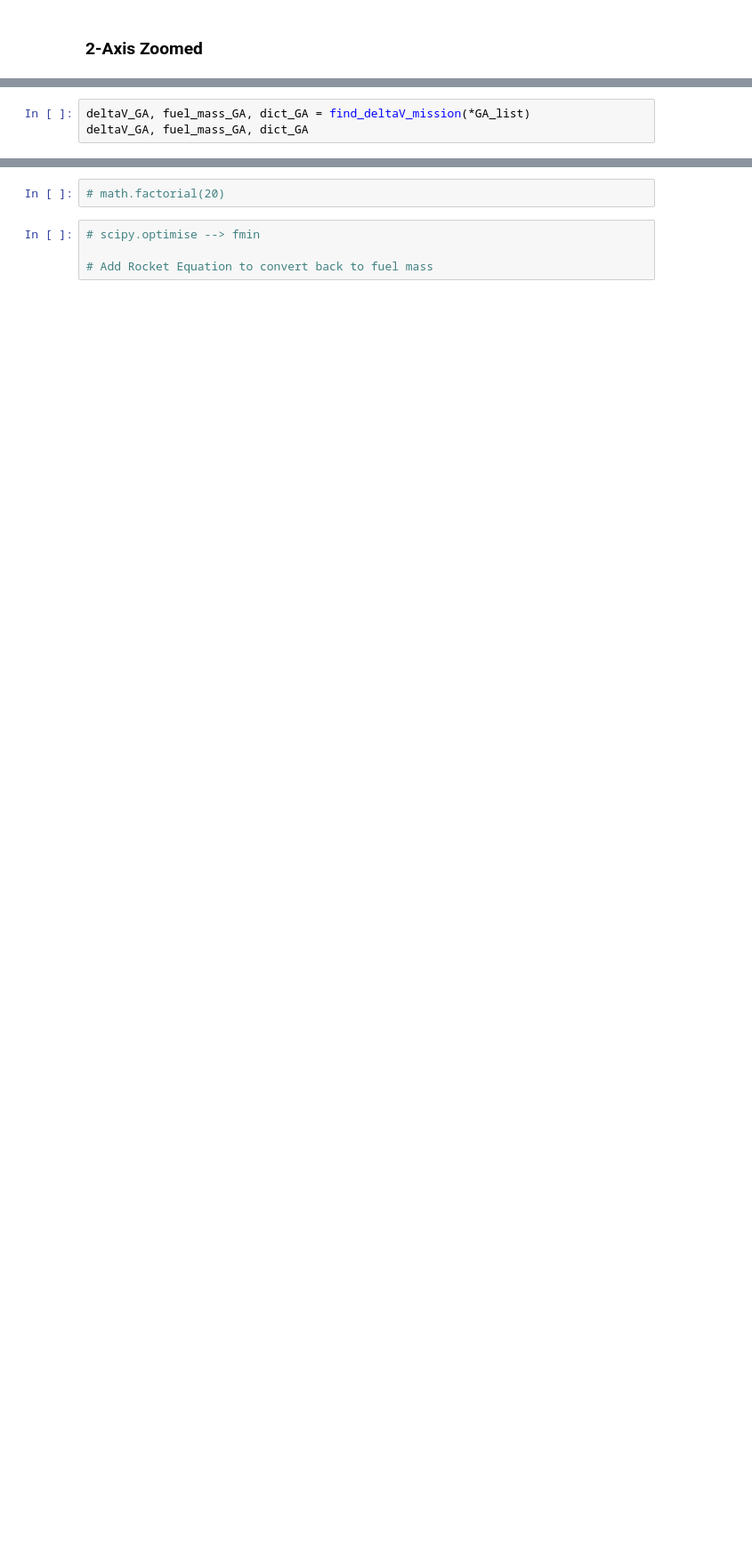
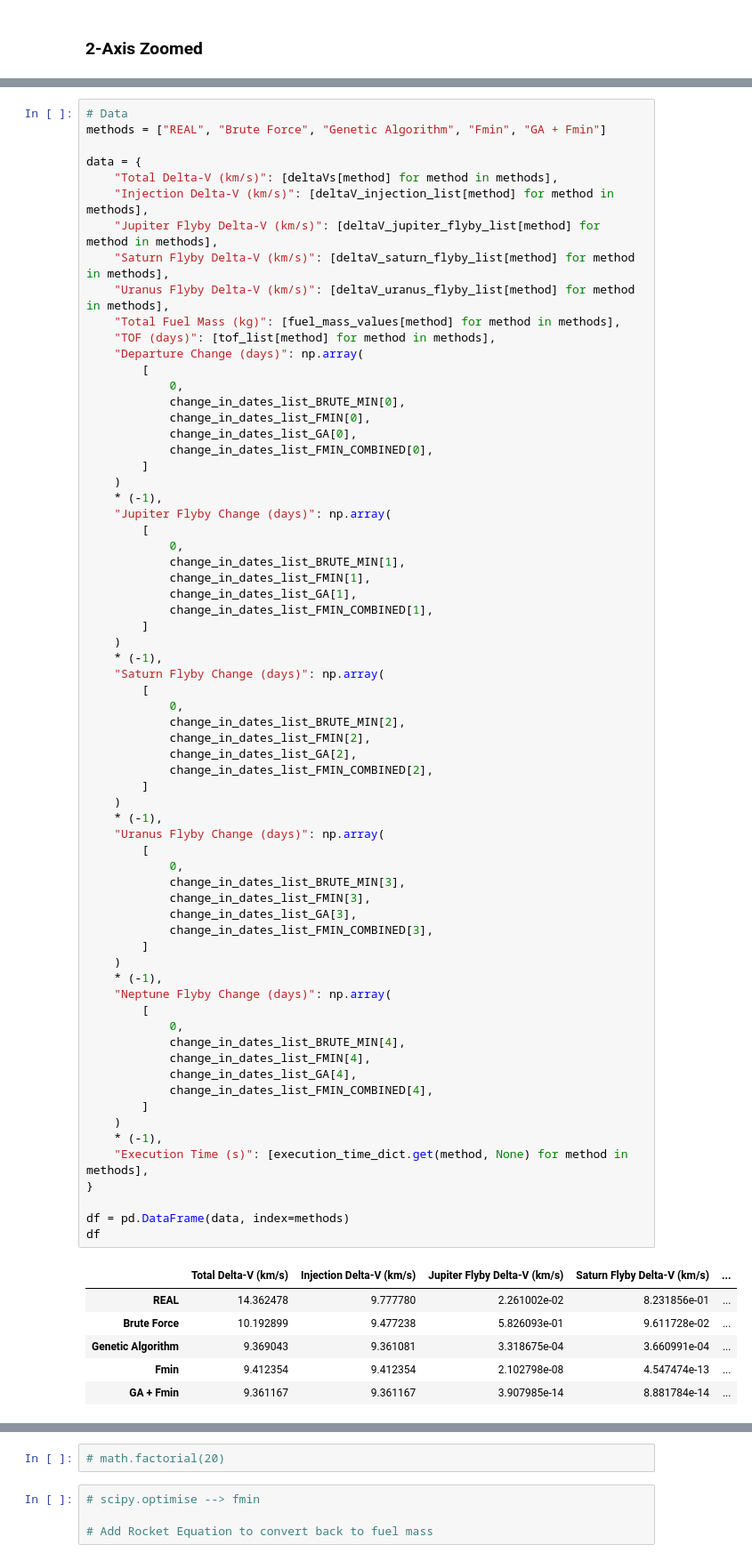
Before and after one commit to snath222/IP-Trajectory-Optimisation-SN, a Jupyter notebook: Voyager II - Optimisation Algo.ipynb, the cells around one changed output, grey strips where cells are left out. Shown at 89% size. Saved outputs shown, nothing was run; the diff lists cells and outputs as text; blank space fills up the shorter version.

```diff
--- a/Voyager II - Optimisation Algo.ipynb
+++ b/Voyager II - Optimisation Algo.ipynb
@@ -3435,3 +3300,0 @@ deltaV_FMIN, fuel_mass_FMIN, data_dict_FMIN
-# %%
-deltaV_GA, fuel_mass_GA, dict_GA = find_deltaV_mission(*GA_list)
-deltaV_GA, fuel_mass_GA, dict_GA
@@ -3573,0 +3683,74 @@ df
+# %%
+# Data
+methods = ["REAL", "Brute Force", "Genetic Algorithm", "Fmin", "GA + Fmin"]
+
+data = {
+    "Total Delta-V (km/s)": [deltaVs[method] for method in methods],
+    "Injection Delta-V (km/s)": [deltaV_injection_list[method] for method in methods],
+    "Jupiter Flyby Delta-V (km/s)": [deltaV_jupiter_flyby_list[method] for method in methods],
+    "Saturn Flyby Delta-V (km/s)": [deltaV_saturn_flyby_list[method] for method in methods],
+    "Uranus Flyby Delta-V (km/s)": [deltaV_uranus_flyby_list[method] for method in methods],
+    "Total Fuel Mass (kg)": [fuel_mass_values[method] for method in methods],
+    "TOF (days)": [tof_list[method] for method in methods],
+    "Departure Change (days)": np.array(
+        [
+            0,
+            change_in_dates_list_BRUTE_MIN[0],
+            change_in_dates_list_FMIN[0],
+            change_in_dates_list_GA[0],
+            change_in_dates_list_FMIN_COMBINED[0],
+        ]
+    )
+    * (-1),
+    "Jupiter Flyby Change (days)": np.array(
+        [
+            0,
+            change_in_dates_list_BRUTE_MIN[1],
+            change_in_dates_list_FMIN[1],
+            change_in_dates_list_GA[1],
+            change_in_dates_list_FMIN_COMBINED[1],
+        ]
+    )
+    * (-1),
+    "Saturn Flyby Change (days)": np.array(
+        [
+            0,
+            change_in_dates_list_BRUTE_MIN[2],
+            change_in_dates_list_FMIN[2],
+            change_in_dates_list_GA[2],
+            change_in_dates_list_FMIN_COMBINED[2],
+        ]
+    )
+    * (-1),
+    "Uranus Flyby Change (days)": np.array(
+        [
+            0,
+            change_in_dates_list_BRUTE_MIN[3],
+            change_in_dates_list_FMIN[3],
+            change_in_dates_list_GA[3],
+            change_in_dates_list_FMIN_COMBINED[3],
+        ]
+    )
+    * (-1),
+    "Neptune Flyby Change (days)": np.array(
+        [
+            0,
+            change_in_dates_list_BRUTE_MIN[4],
+            change_in_dates_list_FMIN[4],
+            change_in_dates_list_GA[4],
+            change_in_dates_list_FMIN_COMBINED[4],
+        ]
+    )
+    * (-1),
+    "Execution Time (s)": [execution_time_dict.get(method, None) for method in methods],
+}
+
+df = pd.DataFrame(data, index=methods)
+df
+# %% [output]
+|  | Total Delta-V (km/s) | Injection Delta-V (km/s) | Jupiter Flyby Delta-V (km/s) | Saturn Flyby Delta-V (km/s) | ... |
+| REAL | 14.362478 | 9.777780 | 2.261002e-02 | 8.231856e-01 | ... |
+| Brute Force | 10.192899 | 9.477238 | 5.826093e-01 | 9.611728e-02 | ... |
+| Genetic Algorithm | 9.369043 | 9.361081 | 3.318675e-04 | 3.660991e-04 | ... |
+| Fmin | 9.412354 | 9.412354 | 2.102798e-08 | 4.547474e-13 | ... |
+| GA + Fmin | 9.361167 | 9.361167 | 3.907985e-14 | 8.881784e-14 | ... |
```
Also changed, not shown: parts of 73 cells of this notebook, 6 other files.
